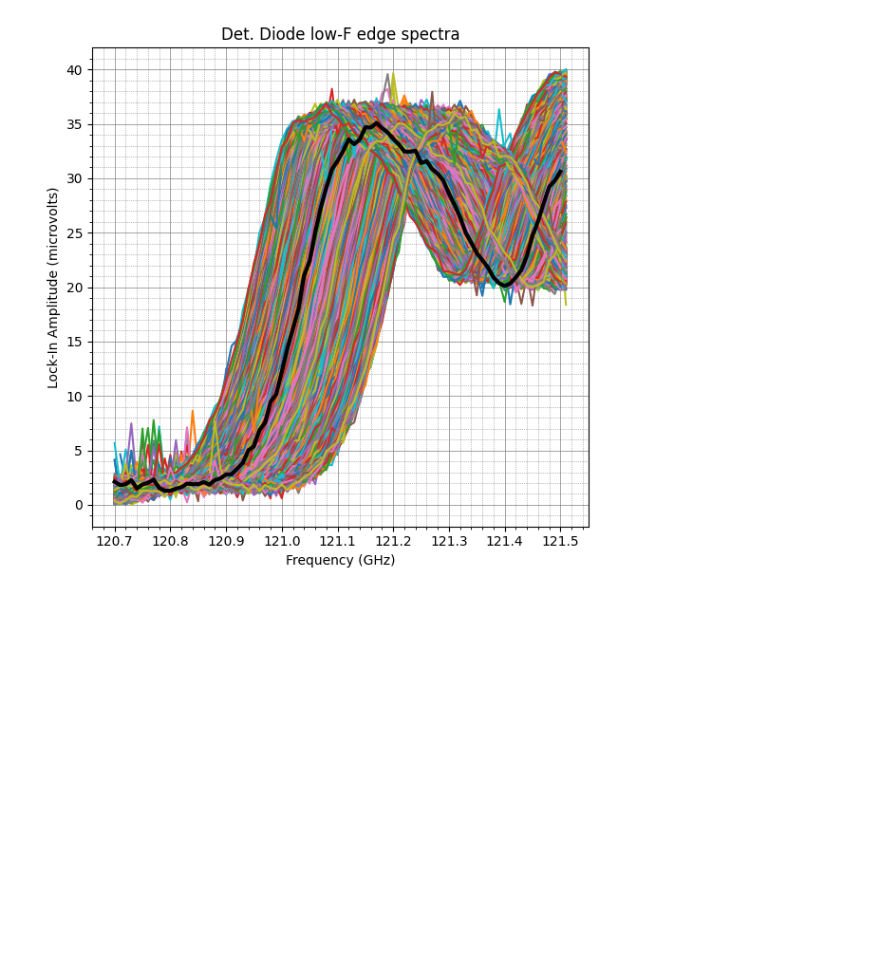
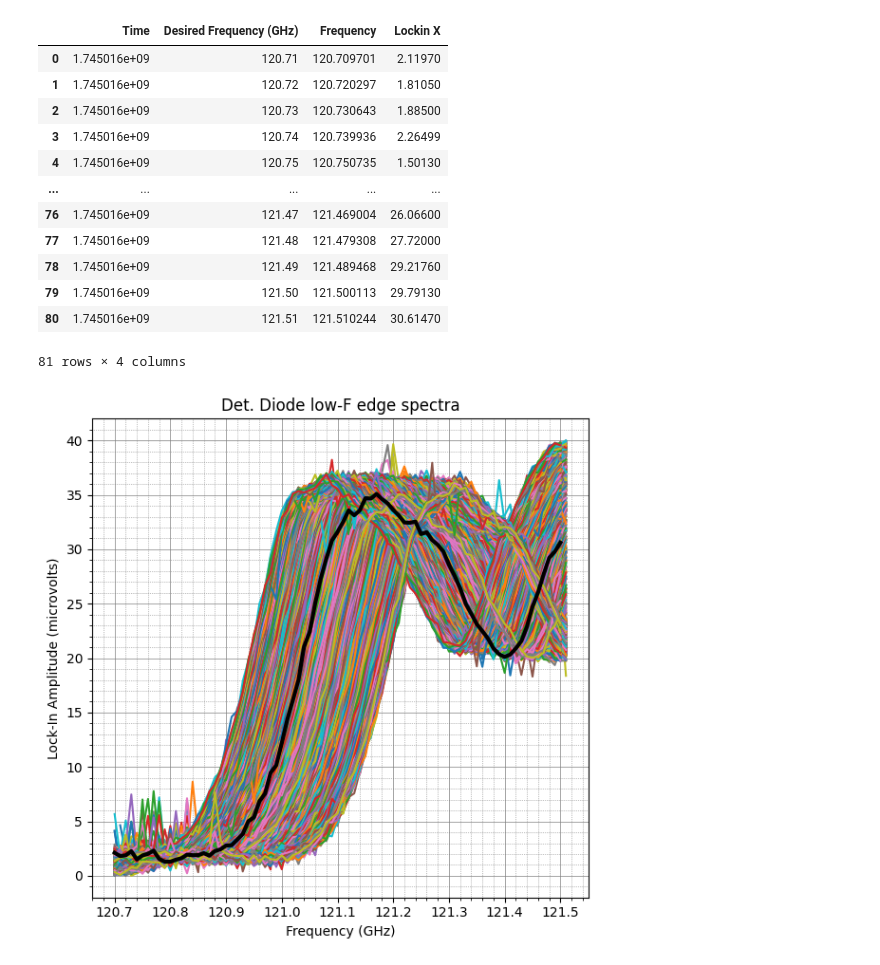
Before and after one commit to jacornelison/PROWLS-Control, a Jupyter notebook: Scripts/plot_and_fit_freq_stab.ipynb, the cells around one changed output. Saved outputs shown, nothing was run; the diff lists cells and outputs as text; code cells hidden in the pictures; blank space fills up the shorter version.

```diff
--- a/Scripts/plot_and_fit_freq_stab.ipynb
+++ b/Scripts/plot_and_fit_freq_stab.ipynb
@@ -49,3 +49,30 @@ for fileidx,file in enumerate(files):
         continue
 
 time_list = np.array(time_list)
+# %%
+RunName = "freq_stab_test_spectra_18Apr2025"
+
+file_name = DataDir+RunDir+"/Tables/"+RunName+"_*.csv"
+files = glob.glob(file_name)
+
+multiscan_data = []
+for fileidx,file in enumerate(files):
+    df = pd.read_csv(file)
+    df = df.rename(columns = {'Measured Frequency (GHz)':'Frequency','Vlockin (microvolts)':'Lockin X'})
+    multiscan_data.append(df)
+# %%
+multiscan_data[0]
+# %% [output]
+|  | Time | Desired Frequency (GHz) | Frequency | Lockin X |
+| 0 | 1.745016e+09 | 120.71 | 120.709701 | 2.11970 |
+| 1 | 1.745016e+09 | 120.72 | 120.720297 | 1.81050 |
+| 2 | 1.745016e+09 | 120.73 | 120.730643 | 1.88500 |
+| 3 | 1.745016e+09 | 120.74 | 120.739936 | 2.26499 |
+| 4 | 1.745016e+09 | 120.75 | 120.750735 | 1.50130 |
+| ... | ... | ... | ... | ... |
+| 76 | 1.745016e+09 | 121.47 | 121.469004 | 26.06600 |
+| 77 | 1.745016e+09 | 121.48 | 121.479308 | 27.72000 |
+| 78 | 1.745016e+09 | 121.49 | 121.489468 | 29.21760 |
+| 79 | 1.745016e+09 | 121.50 | 121.500113 | 29.79130 |
+| 80 | 1.745016e+09 | 121.51 | 121.510244 | 30.61470 |
+81 rows × 4 columns
```
Also changed, not shown: parts of 1 cell of this notebook, 10 other files.
